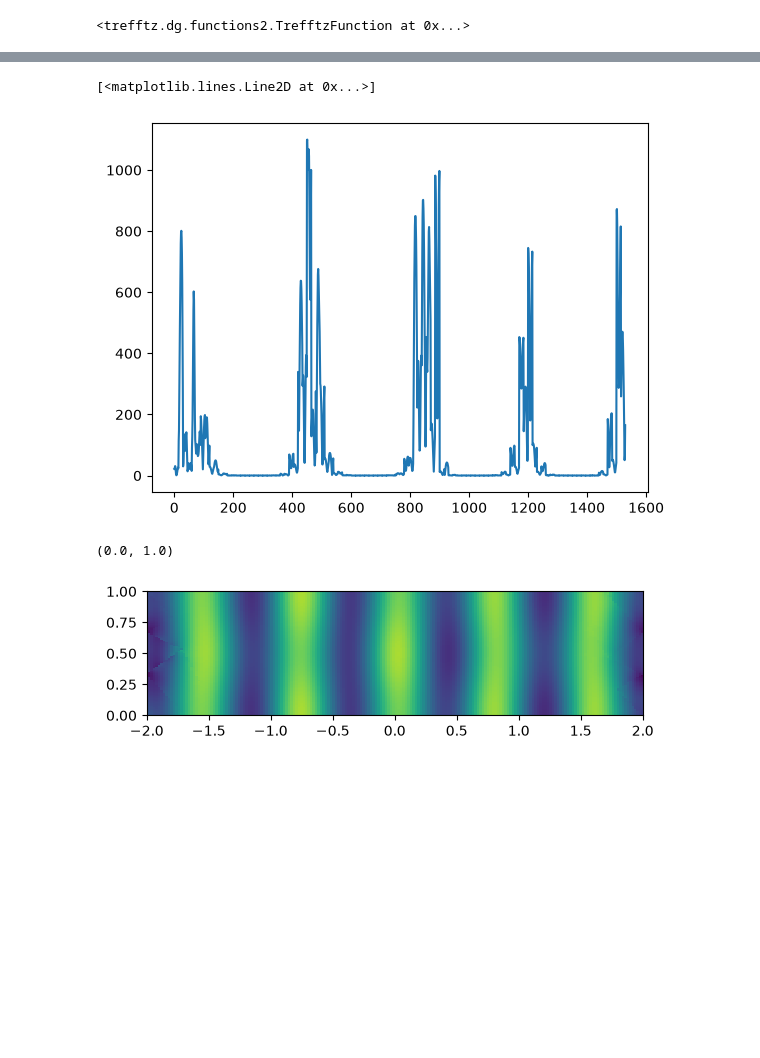
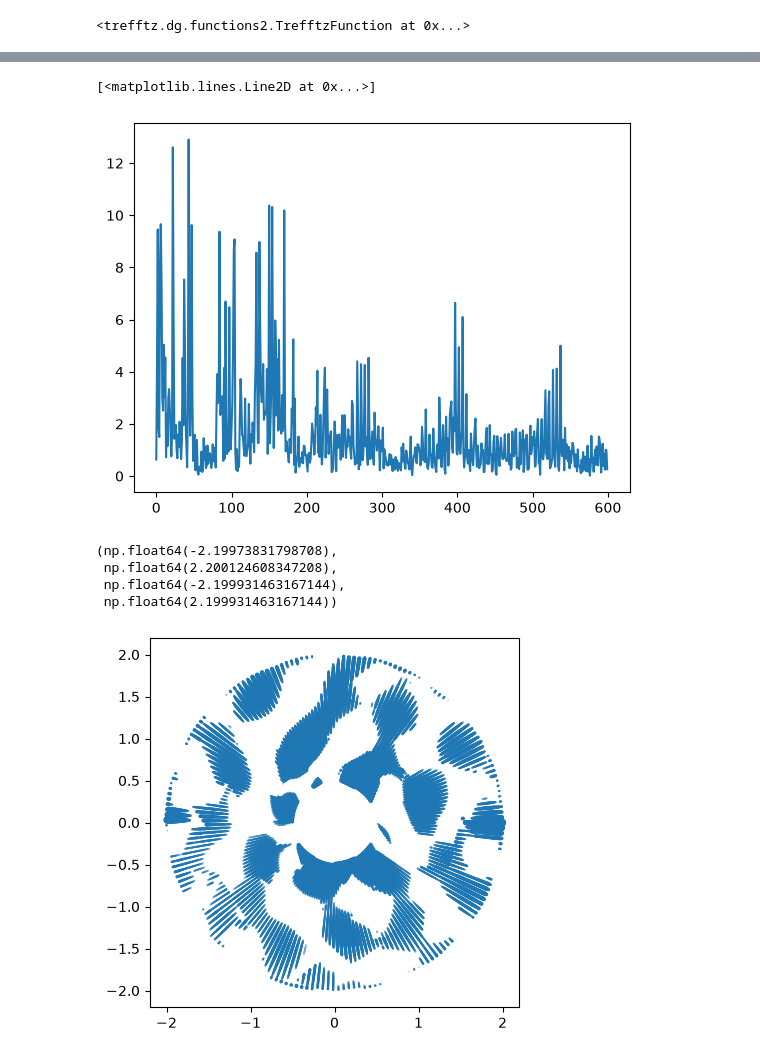
Before and after one commit to MPenaR/Trefftz, a Jupyter notebook: notebooks/open_space_usage.ipynb, the cells around one changed output, grey strips where cells are left out. Drawn from its saved outputs; the diff is of its cells as text; code cells hidden in the pictures; blank space fills up the shorter version.

Commit message:
code compiles but the issue with the thetas is not resolved yet

```diff
--- a/notebooks/open_space_usage.ipynb
+++ b/notebooks/open_space_usage.ipynb
@@ -4,7 +4,7 @@
 First we import a geometry (either gmsh or ngsolve based) along with the labels of its boundary regions
 # %%
 R = 2.
-r = 1.
+r = 0.5
 
 NGSOLVE = True
 
@@ -12,8 +12,8 @@ lc = 1.
 
 if NGSOLVE:
     from cases.open_space.ngsolve_geometries import CleanCircle, AnularDomain, Regions
-    #mesh = AnularDomain(R=R, r=r, verbosity=0, lc=lc)
-    mesh = CleanCircle(R=R, verbosity=0, lc=lc)
+    mesh = AnularDomain(R=R, r=r, verbosity=0, lc=lc)
+    # mesh = CleanCircle(R=R, verbosity=0, lc=lc)
 else:
     raise NotImplementedError
     from cases.open_space.gmsh_geometries import CleanWaveguide, WaveguideRegions
@@ -37,5 +42,7 @@ from trefftz.dg.boundary_conditions import NtDBC
 # %%
-boundary_conditions = {Regions.SIGMA: NtDBC(truncating_radius=R, data=1.)}
+import numpy as np
+data = {"d_inc": np.array([-1., 0.])}
+boundary_conditions = {Regions.SIGMA: NtDBC(truncating_radius=R, data=None), Regions.d_Omega: DirichletBC(data=data)}
 # %% [markdown]
 Each boundary condition corresponds to a given kernel (this perhaps should be a default). There are general kernels for _soundhard_ or _transmission_ kernels:
 # %%
@@ -50,7 +57,7 @@ Now the numerics (the configuration of kernels) is almost a dictionary:
 from trefftz.dg.assemblers import SerialNumerics
 n = 0
 numerics = SerialNumerics(interior_kernel=UltraWeakKernel(a=0.5, b=0.5),
-                          local_boundary_kernels={NtDBC: NtDLocal_circle(R=R, d_2=0.5, n=1)},
+                          local_boundary_kernels={NtDBC: NtDLocal_circle(R=R, d_2=0.5, n=1), DirichletBC: CircularDirichletKernel(a=0.5, R=R, data=data)},
                           nonlocal_boundary_kernels= {NtDBC: NtDNonLocal_circle(R=R, d_2=0.5, n=1, NtD_modes=5)})
 # %% [markdown]
 We should also choose a local basis
@@ -108,20 +123,26 @@ import numpy as np
 plt.plot(np.abs(P.u_h.coefficients))
 # %% [output]
 [<matplotlib.lines.Line2D at 0x...>]
-[figure, old version]
+[figure, new version]
 # %%
 import numpy as np
 N = 200
-x = np.linspace(-R, R, N)
-y = np.linspace(0., H, int(N*H/R))
-X, Y = np.meshgrid(x, y)
-Z = P.u_h(X.ravel(), Y.ravel()).reshape(X.shape)
+r_min = r
+rs = np.linspace(r, R, N)
+theta = np.linspace(0, 2*np.pi, N)
+Rs, Theta = np.meshgrid(rs, theta)
+X = Rs*np.cos(Theta)
+Y = Rs*np.sin(Theta)
+x = X.ravel()
+y = Y.ravel()
+z = P.u_h(x, y)
 # %%
 import matplotlib.pyplot as plt
-plt.pcolormesh(X, Y, Z.real, vmin=-3, vmax=3)
-plt.axis('square')
-plt.xlim([-R, R])
-plt.ylim([0., H])
+plt.scatter(x,y,np.real(z),cmap="viridis")
+plt.axis("square")
 # %% [output]
-(0.0, 1.0)
+(np.float64(-2.19973831798708),
+ np.float64(2.200124608347208),
+ np.float64(-2.199931463167144),
+ np.float64(2.199931463167144))
-[figure, old version]
+[figure, new version]
```
Also changed, not shown: parts of 8 cells of this notebook, 1 other file.
